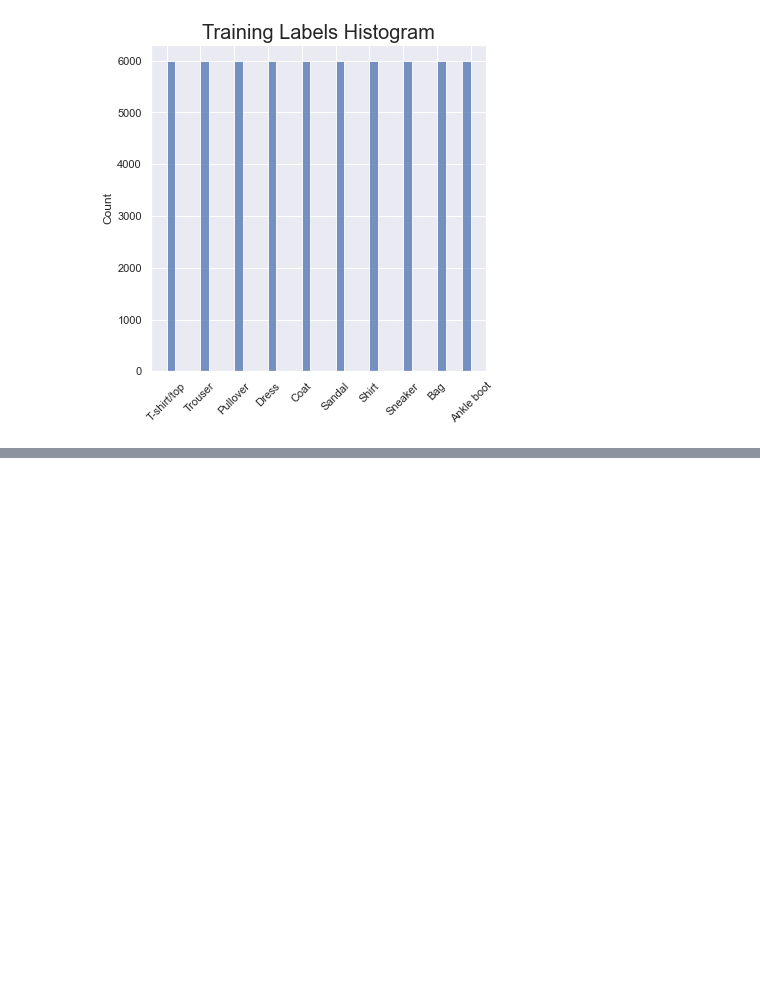
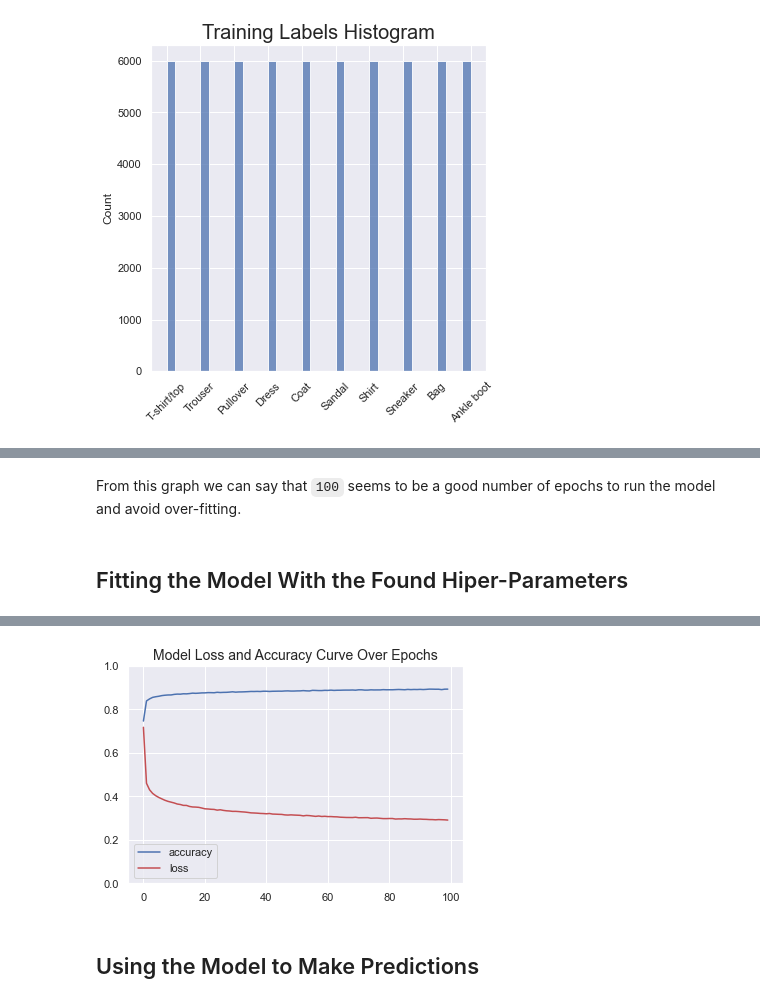
Before and after one commit to ViniciusALS/Fashion_MNIST_Multiclass-Classification, a Jupyter notebook: classification.ipynb, the cells around one changed output, grey strips where cells are left out. Saved outputs shown, nothing was run; the diff lists cells and outputs as text; code cells hidden in the pictures; blank space fills up the shorter version.

````diff
--- a/classification.ipynb
+++ b/classification.ipynb
@@ -82,0 +196,34 @@ _ = plt.title('Training Labels Histogram', size=20)
+# %% [markdown]
+From this graph we can say that ```100``` seems to be a good number of epochs to run the model and avoid over-fitting.
+# %% [markdown]
+## Fitting the Model With the Found Hiper-Parameters
+# %%
+tf.random.set_seed(42)
+
+model = tf.keras.Sequential([
+    tf.keras.layers.Flatten(input_shape=(28, 28)),
+    tf.keras.layers.Dense(10, activation='relu'),
+    tf.keras.layers.Dense(10, activation='relu'),
+    tf.keras.layers.Dense(10, activation='softmax')
+])
+
+model.compile(loss = tf.keras.losses.SparseCategoricalCrossentropy(),
+              optimizer=tf.keras.optimizers.Adam(learning_rate = 0.001),
+              metrics=['accuracy'])
+
+
+history = model.fit(X_train_norm, y_train,
+                    validation_data=(X_test_norm, y_test),
+                    epochs = 100,
+                    verbose = 0)
+
+
+plt.title('Model Loss and Accuracy Curve Over Epochs', size = 14)
+plt.plot(history.epoch, history.history['accuracy'], c='b', label='accuracy')
+plt.plot(history.epoch, history.history['loss'], c='r', label='loss')
+plt.ylim((0, 1))
+plt.legend()
+
+print('Last loss: {}'.format(history.history['loss'][-1]))
+print('Last acc: {}'.format(history.history['accuracy'][-1]))
+# %% [output]
@@ -82,0 +232,3 @@ _ = plt.title('Training Labels Histogram', size=20)
+[figure, added]
+# %% [markdown]
+## Using the Model to Make Predictions
````
Also changed, not shown: parts of 24 cells of this notebook.
